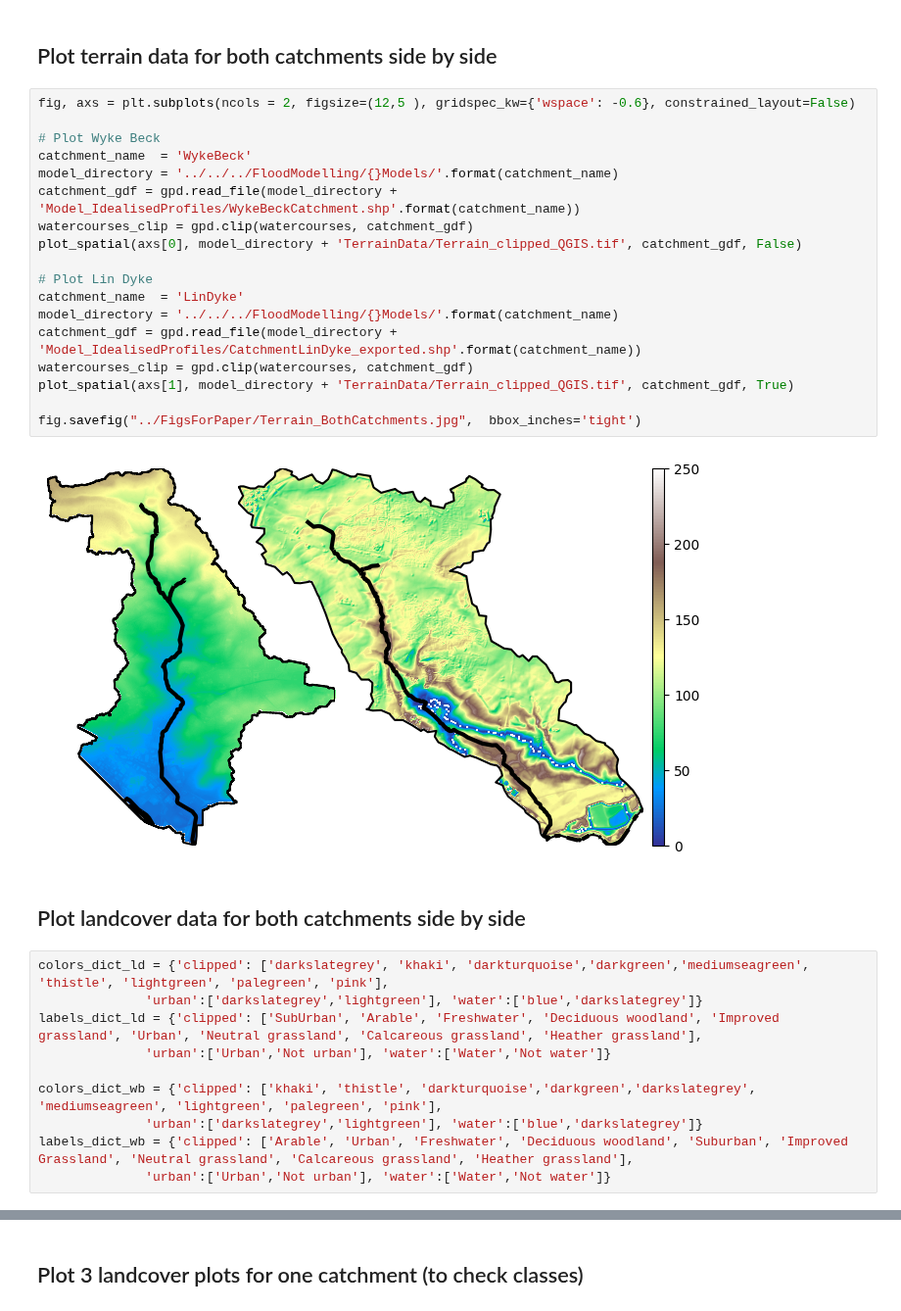
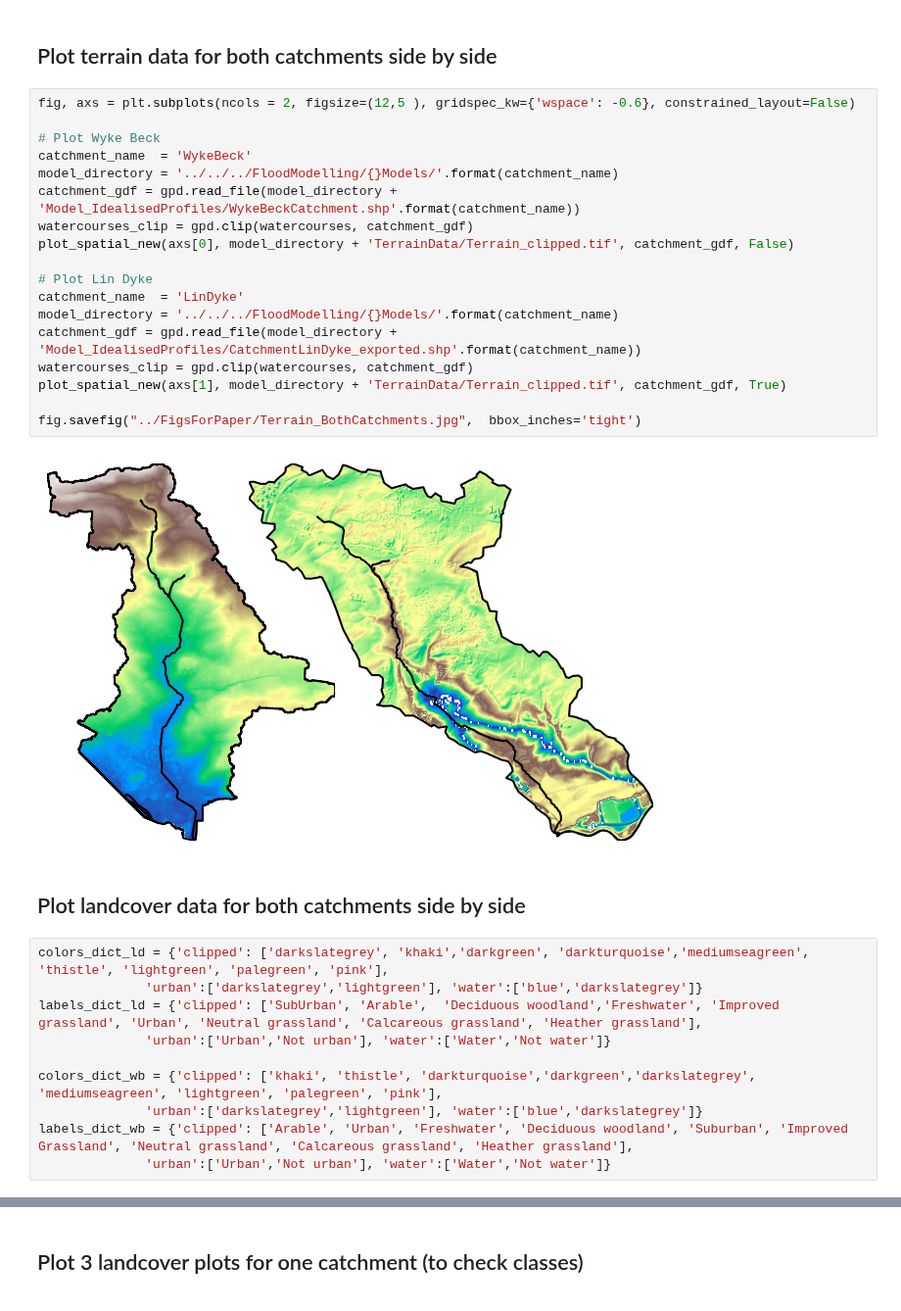
Before and after one commit to masher92/UKCP18, a Jupyter notebook: CatchmentAnalysis/ProcessLandCoverData/Plot_LandCover_and_TerrainData.ipynb, the cells around one changed output, grey strips where cells are left out. Shown at 98% size. Saved outputs shown, nothing was run; the diff lists cells and outputs as text.

```diff
--- a/CatchmentAnalysis/ProcessLandCoverData/Plot_LandCover_and_TerrainData.ipynb
+++ b/CatchmentAnalysis/ProcessLandCoverData/Plot_LandCover_and_TerrainData.ipynb
@@ -76,29 +119,29 @@ watercourses = gpd.read_file('../../../FloodModelling/ExtraData/Watercourses/Wat
 # %%
 fig, axs = plt.subplots(ncols = 2, figsize=(12,5 ), gridspec_kw={'wspace': -0.6}, constrained_layout=False)
 
 # Plot Wyke Beck
 catchment_name  = 'WykeBeck'
 model_directory = '../../../FloodModelling/{}Models/'.format(catchment_name)
 catchment_gdf = gpd.read_file(model_directory + 'Model_IdealisedProfiles/WykeBeckCatchment.shp'.format(catchment_name))
 watercourses_clip = gpd.clip(watercourses, catchment_gdf)
-plot_spatial(axs[0], model_directory + 'TerrainData/Terrain_clipped_QGIS.tif', catchment_gdf, False)
+plot_spatial_new(axs[0], model_directory + 'TerrainData/Terrain_clipped.tif', catchment_gdf, False)
 
 # Plot Lin Dyke
 catchment_name  = 'LinDyke'
 model_directory = '../../../FloodModelling/{}Models/'.format(catchment_name)
 catchment_gdf = gpd.read_file(model_directory + 'Model_IdealisedProfiles/CatchmentLinDyke_exported.shp'.format(catchment_name))
 watercourses_clip = gpd.clip(watercourses, catchment_gdf)
-plot_spatial(axs[1], model_directory + 'TerrainData/Terrain_clipped_QGIS.tif', catchment_gdf, True)
+plot_spatial_new(axs[1], model_directory + 'TerrainData/Terrain_clipped.tif', catchment_gdf, True)
 
 fig.savefig("../FigsForPaper/Terrain_BothCatchments.jpg",  bbox_inches='tight')
 # %% [output]
-[figure, old version]
+[figure, new version]
 # %% [markdown]
 ## Plot landcover data for both catchments side by side
 # %%
-colors_dict_ld = {'clipped': ['darkslategrey', 'khaki', 'darkturquoise','darkgreen','mediumseagreen', 'thistle', 'lightgreen', 'palegreen', 'pink'],
+colors_dict_ld = {'clipped': ['darkslategrey', 'khaki','darkgreen', 'darkturquoise','mediumseagreen', 'thistle', 'lightgreen', 'palegreen', 'pink'],
               'urban':['darkslategrey','lightgreen'], 'water':['blue','darkslategrey']}
-labels_dict_ld = {'clipped': ['SubUrban', 'Arable', 'Freshwater', 'Deciduous woodland', 'Improved grassland', 'Urban', 'Neutral grassland', 'Calcareous grassland', 'Heather grassland'],
+labels_dict_ld = {'clipped': ['SubUrban', 'Arable',  'Deciduous woodland','Freshwater', 'Improved grassland', 'Urban', 'Neutral grassland', 'Calcareous grassland', 'Heather grassland'],
               'urban':['Urban','Not urban'], 'water':['Water','Not water']}
 
 colors_dict_wb = {'clipped': ['khaki', 'thistle', 'darkturquoise','darkgreen','darkslategrey', 'mediumseagreen', 'lightgreen', 'palegreen', 'pink'],
```
Also changed, not shown: parts of 7 cells of this notebook, 2 other files.
